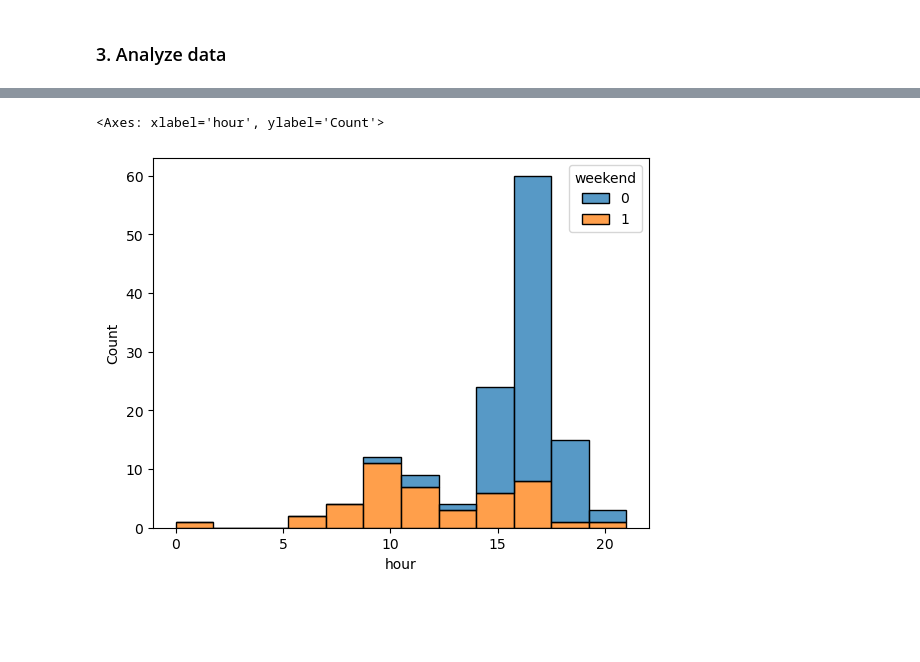
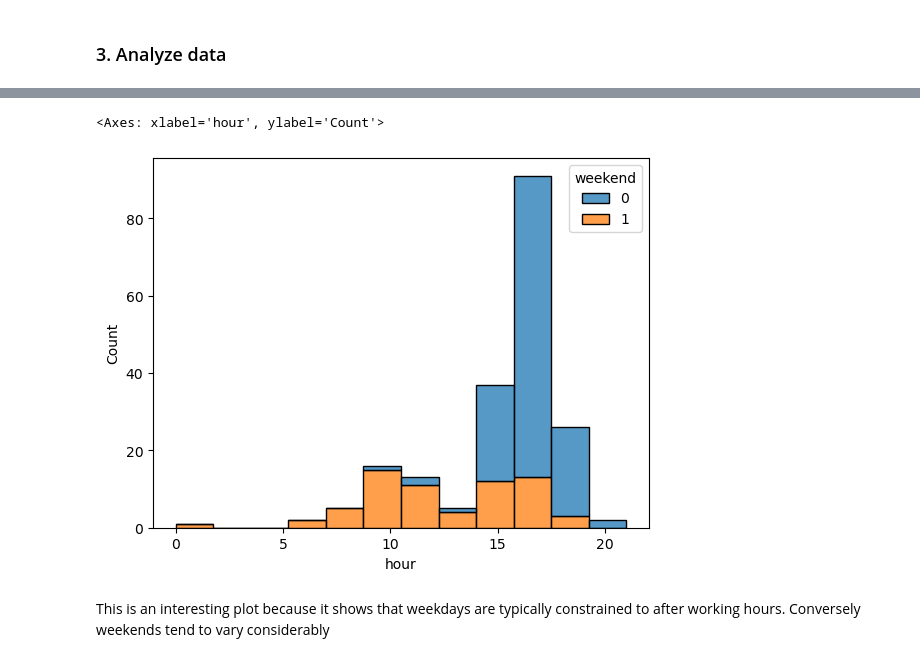
Before and after one commit to branbull/Strava_Analysis, a Jupyter notebook: Strava_Running_Analysis.ipynb, the cells around one changed output, grey strips where cells are left out. Drawn from its saved outputs; the diff is of its cells as text; code cells hidden in the pictures; blank space fills up the shorter version.

```diff
--- a/Strava_Running_Analysis.ipynb
+++ b/Strava_Running_Analysis.ipynb
@@ -82,8 +77,2 @@ Retrieved 639 activities.
 # %% [markdown]
 ### 2. Clean data
-# %%
-#subset df to columns of interest
-df = df[['name','distance','moving_time','elapsed_time','total_elevation_gain',
-   'sport_type','comment_count','average_speed','max_speed','average_cadence',
-  'has_heartrate','average_heartrate','max_heartrate','upload_id','gear_id','pr_count',
-        'start_date', 'start_date_local']]
@@ -196,3 +189,0 @@ dtype: int64
-# %%
-df = df[df.year > 2022]
-df.shape
@@ -319,5 +284,5 @@ sns.swarmplot(data=df, x="distance_miles", y="month_name")
 # %%
-# Create 'time_of_day' column based on hour partitions
-df['time_of_day'] = pd.cut(df['hour'], bins=[0, 6, 12, 18, 24], labels=['night', 'morning', 'afternoon', 'evening'], right=False)
+# # Create 'time_of_day' column based on hour partitions
+# df['time_of_day'] = pd.cut(df['hour'], bins=[0, 6, 12, 18, 24], labels=['night', 'morning', 'afternoon', 'evening'], right=False)
 
-df.groupby('time_of_day').count()
+# df.groupby('time_of_day').count()
@@ -331,8 +289,11 @@ df.groupby('time_of_day').count()
 # %%
-sns.histplot(data=df, x="hour", bins = 12, hue = 'weekend', multiple="stack")
+sns.histplot(df[df.start_date >= '01-01-2024'],
+             x="hour", bins = 12, hue = 'weekend', multiple="stack")
 # %% [output]
 <Axes: xlabel='hour', ylabel='Count'>
-[figure, old version]
+[figure, new version]
+# %% [markdown]
+This is an interesting plot because it shows that weekdays are typically constrained to after working hours. Conversely weekends tend to vary considerably
 # %%
 import seaborn as sns
 sns.countplot(x="gear_id", data=df);
```
Also changed, not shown: parts of 27 cells of this notebook.
